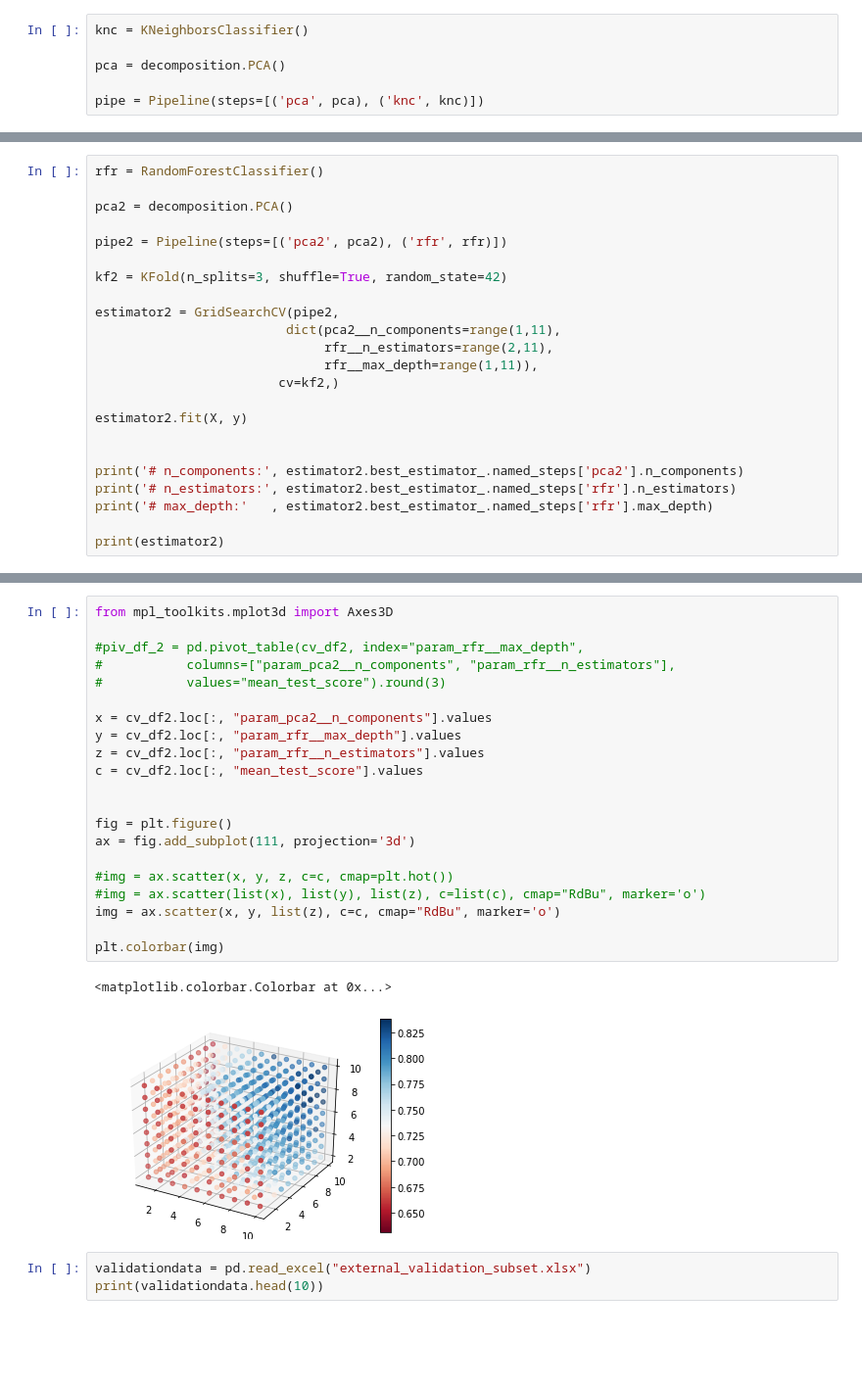
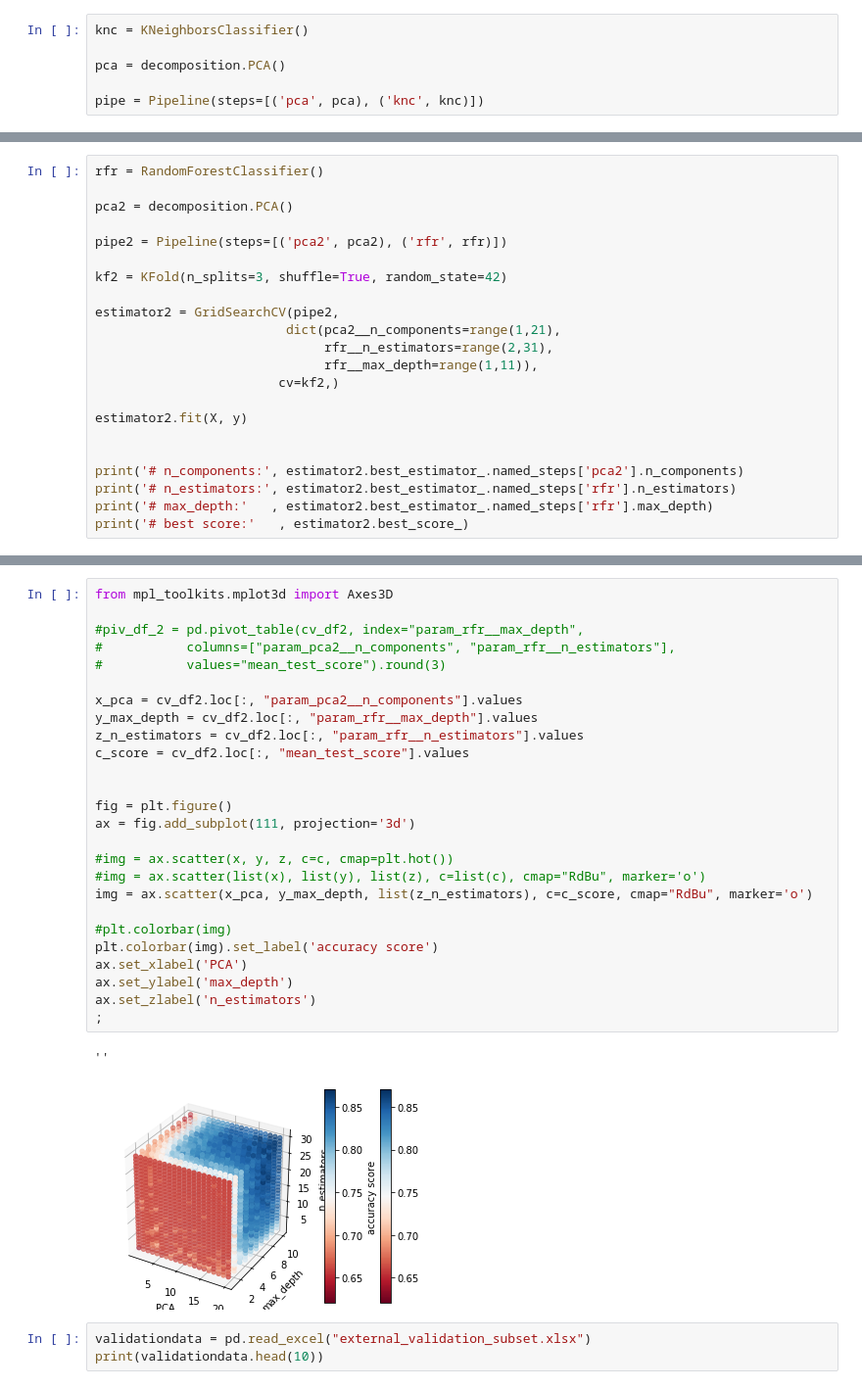
Before and after one commit to vsalmaso90/final-project, a Jupyter notebook: final-project.ipynb, the cells around one changed output, grey strips where cells are left out. Shown at 98% size. Drawn from its saved outputs; the diff is of its cells as text; blank space fills up the shorter version.

```diff
--- a/final-project.ipynb
+++ b/final-project.ipynb
@@ -209,8 +237,8 @@ pipe2 = Pipeline(steps=[('pca2', pca2), ('rfr', rfr)])
 kf2 = KFold(n_splits=3, shuffle=True, random_state=42)
 
 estimator2 = GridSearchCV(pipe2,
-                         dict(pca2__n_components=range(1,11),
-                              rfr__n_estimators=range(2,11),
+                         dict(pca2__n_components=range(1,21),
+                              rfr__n_estimators=range(2,31),
                               rfr__max_depth=range(1,11)),
                         cv=kf2,)
 
@@ -220,6 +248,5 @@ estimator2.fit(X, y)
 print('# n_components:', estimator2.best_estimator_.named_steps['pca2'].n_components)
 print('# n_estimators:', estimator2.best_estimator_.named_steps['rfr'].n_estimators)
 print('# max_depth:'   , estimator2.best_estimator_.named_steps['rfr'].max_depth)
-
-print(estimator2)
+print('# best score:'   , estimator2.best_score_)
 # %% [output]
@@ -260,27 +274,32 @@ cv_df2.head(600)
 # %%
 from mpl_toolkits.mplot3d import Axes3D
 
 #piv_df_2 = pd.pivot_table(cv_df2, index="param_rfr__max_depth",
 #           columns=["param_pca2__n_components", "param_rfr__n_estimators"],
 #           values="mean_test_score").round(3)
 
-x = cv_df2.loc[:, "param_pca2__n_components"].values
-y = cv_df2.loc[:, "param_rfr__max_depth"].values
-z = cv_df2.loc[:, "param_rfr__n_estimators"].values
-c = cv_df2.loc[:, "mean_test_score"].values
+x_pca = cv_df2.loc[:, "param_pca2__n_components"].values
+y_max_depth = cv_df2.loc[:, "param_rfr__max_depth"].values
+z_n_estimators = cv_df2.loc[:, "param_rfr__n_estimators"].values
+c_score = cv_df2.loc[:, "mean_test_score"].values
 
 
 fig = plt.figure()
 ax = fig.add_subplot(111, projection='3d')
 
 #img = ax.scatter(x, y, z, c=c, cmap=plt.hot())
 #img = ax.scatter(list(x), list(y), list(z), c=list(c), cmap="RdBu", marker='o')
-img = ax.scatter(x, y, list(z), c=c, cmap="RdBu", marker='o')
+img = ax.scatter(x_pca, y_max_depth, list(z_n_estimators), c=c_score, cmap="RdBu", marker='o')
 
-plt.colorbar(img)
+#plt.colorbar(img)
+plt.colorbar(img).set_label('accuracy score')
+ax.set_xlabel('PCA')
+ax.set_ylabel('max_depth')
+ax.set_zlabel('n_estimators')
+;
 # %% [output]
-<matplotlib.colorbar.Colorbar at 0x...>
+''
-[figure, old version]
+[figure, new version]
 # %%
 validationdata = pd.read_excel("external_validation_subset.xlsx")
 print(validationdata.head(10))
```
Also changed, not shown: parts of 25 cells of this notebook.
